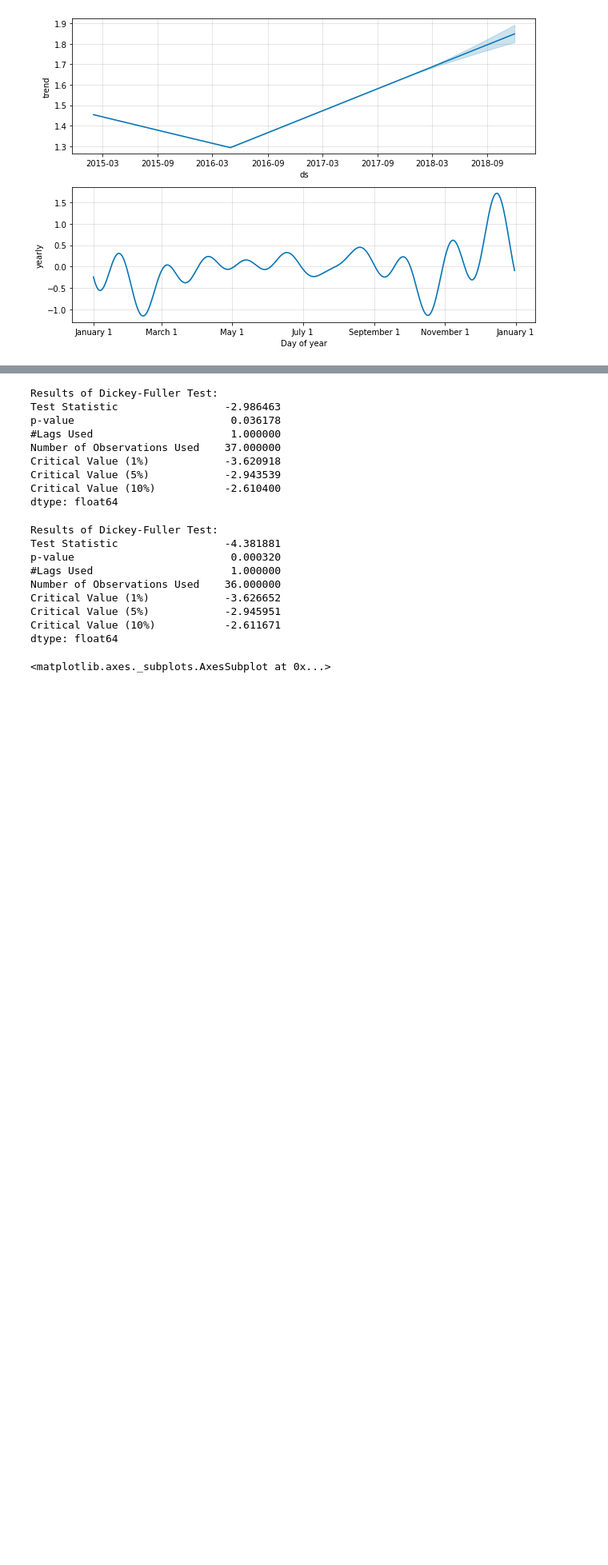
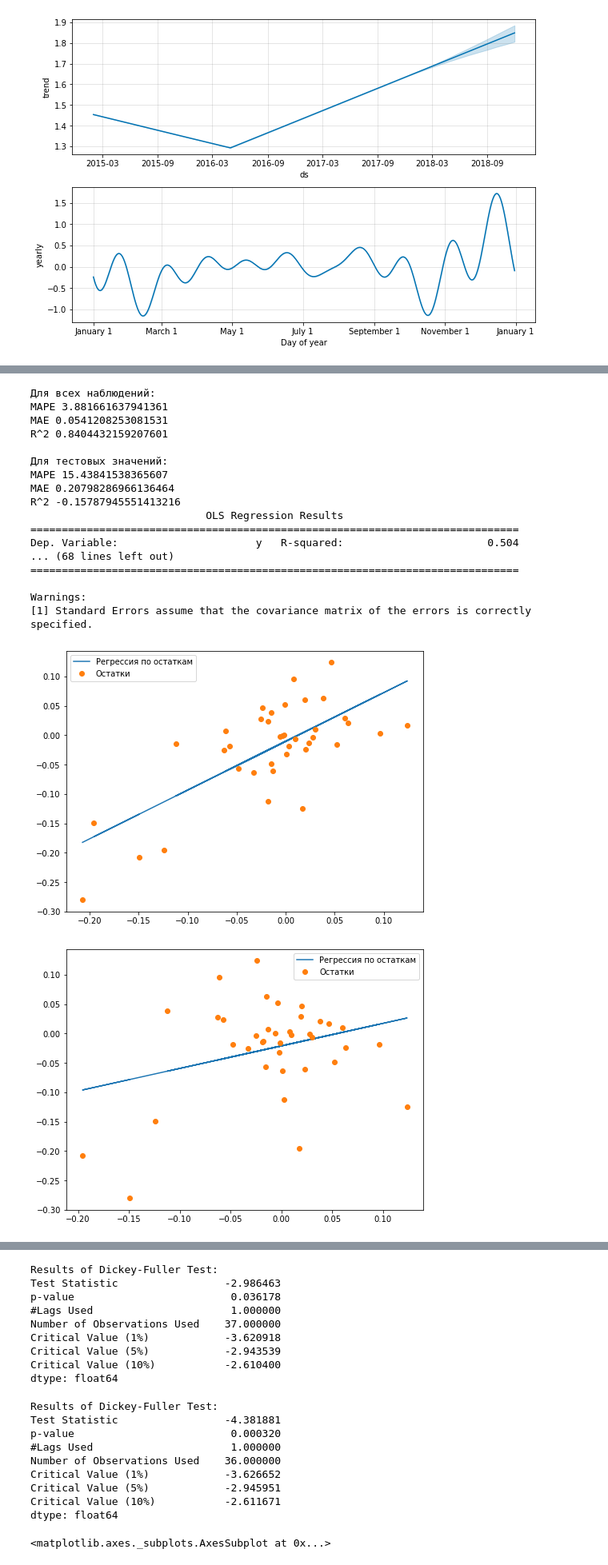
Before and after one commit to AndreiAvinov/Project, a Jupyter notebook: TimeSeries_uni.ipynb, the cells around one changed output, grey strips where cells are left out. Shown: that part at 80% size. Saved outputs shown, nothing was run; the diff lists cells and outputs as text; code cells hidden in the pictures; blank space fills up the shorter version.

```diff
--- a/TimeSeries_uni.ipynb
+++ b/TimeSeries_uni.ipynb
@@ -12,5 +12,14 @@ from statsmodels.tsa.api import VAR
 from statsmodels.tsa.stattools import adfuller
 from statsmodels.stats.diagnostic import acorr_breusch_godfrey
 from fbprophet import Prophet
+# %%
+def custom_breusch_godfrey(cmp_df, lag):
+    bgm = sm.OLS(cmp_df[lag:]['e'].to_numpy(), sm.add_constant(cmp_df[:-lag]['e'].to_numpy()))
+    bgm_res = bgm.fit()
+    print(bgm_res.summary())
+    fig, ax = plt.subplots(figsize=(8,6))
+    ax.plot(cmp_df[:-lag]['e'].to_numpy(), bgm_res.fittedvalues, label="Регрессия по остаткам")
+    ax.plot(cmp_df[:-lag]['e'].to_numpy(), cmp_df[lag:]['e'].to_numpy(), 'o', label="Остатки")
+    ax.legend(loc='best')
 # %%
 # import dataframe
@@ -53,6 +59,6 @@ df.plot(y = 'Температура (отклонение от средней)')
 # %%
-train_df = df[['Средняя цена авокадо в США (в долларах)', 'Дата']].copy()
-train_df['y'] = train_df['Средняя цена авокадо в США (в долларах)']
+train_df = df[[COLUMN_NAME, 'Дата']].copy()
+train_df['y'] = train_df[COLUMN_NAME]
 train_df['ds'] = train_df['Дата']
 train_df = train_df[:-4]
 m = Prophet()
@@ -97,34 +103,63 @@ def show_forecast(cmp_df, num_predictions, num_values, axtitle):
         marker=dict(color="olive"),
         line=dict(width=0),
         mode='lines')
 
     # фактические значения
     fact = go.Scatter(
         name='Fact',
         x=cmp_df.tail(num_values).index,
         y=cmp_df.tail(num_values).y,
         marker=dict(color="red"),
         mode='lines',
     )
 
     data = [lower_bound, upper_bound, forecast, fact]
 
     layout = go.Layout(
         yaxis=dict(title=axtitle),
         showlegend = False)
 
     fig = go.Figure(data=data, layout=layout)
     iplot(fig, show_link=False)
 
-df_vis = df[['Средняя цена авокадо в США (в долларах)', 'Дата']].copy()
-df_vis['y'] = df_vis['Средняя цена авокадо в США (в долларах)']
+df_vis = df[[COLUMN_NAME, 'Дата']].copy()
+df_vis['y'] = df_vis[COLUMN_NAME]
 df_vis['ds'] = df_vis['Дата']
 cmp_df = fcst.set_index('ds')[['yhat', 'yhat_lower', 'yhat_upper']].join(df_vis.set_index('ds'))
+show_forecast(cmp_df, 50, 50, COLUMN_NAME)
 
 import numpy as np
 cmp_df['e'] = cmp_df['y'] - cmp_df['yhat']
 cmp_df['p'] = 100*cmp_df['e']/cmp_df['y']
-
-show_forecast(cmp_df, 50, 50, 'Цена на авокадо в долларах США')
+print ('Для всех наблюдений:')
+print ('MAPE', np.mean(abs(cmp_df[:-8]['p'])))
+print ('MAE', np.mean(abs(cmp_df[:-8]['e'])))
+print ('R^2', (np.corrcoef(cmp_df[:-8]['y'], cmp_df[:-8]['yhat'])[0,1]))
+print ('\nДля тестовых значений:')
+print ('MAPE', np.mean(abs(cmp_df[:-8][-4:]['p'])))
+print ('MAE', np.mean(abs(cmp_df[:-8][-4:]['e'])))
+print ('R^2', (np.corrcoef(cmp_df[:-8][-4:]['y'], cmp_df[:-8][-4:]['yhat'])[0,1]))
+custom_breusch_godfrey(cmp_df[:-8],1)
+custom_breusch_godfrey(cmp_df[:-8],2)
+custom_breusch_godfrey(cmp_df[:-8],12)
 # %% [output]
 [interactive output not drawn]
+Для всех наблюдений:
+MAPE 3.881661637941361
+MAE 0.0541208253081531
+R^2 0.8404432159207601
+
+Для тестовых значений:
+MAPE 15.43841538365607
+MAE 0.20798286966136464
+R^2 -0.15787945551413216
+                            OLS Regression Results
+==============================================================================
+Dep. Variable:                      y   R-squared:                       0.504
+... (68 lines left out)
+==============================================================================
+
+Warnings:
+[1] Standard Errors assume that the covariance matrix of the errors is correctly specified.
+[figure, added]
+[figure, added]
```
Also changed, not shown: parts of 8 cells of this notebook, 1 other file.
